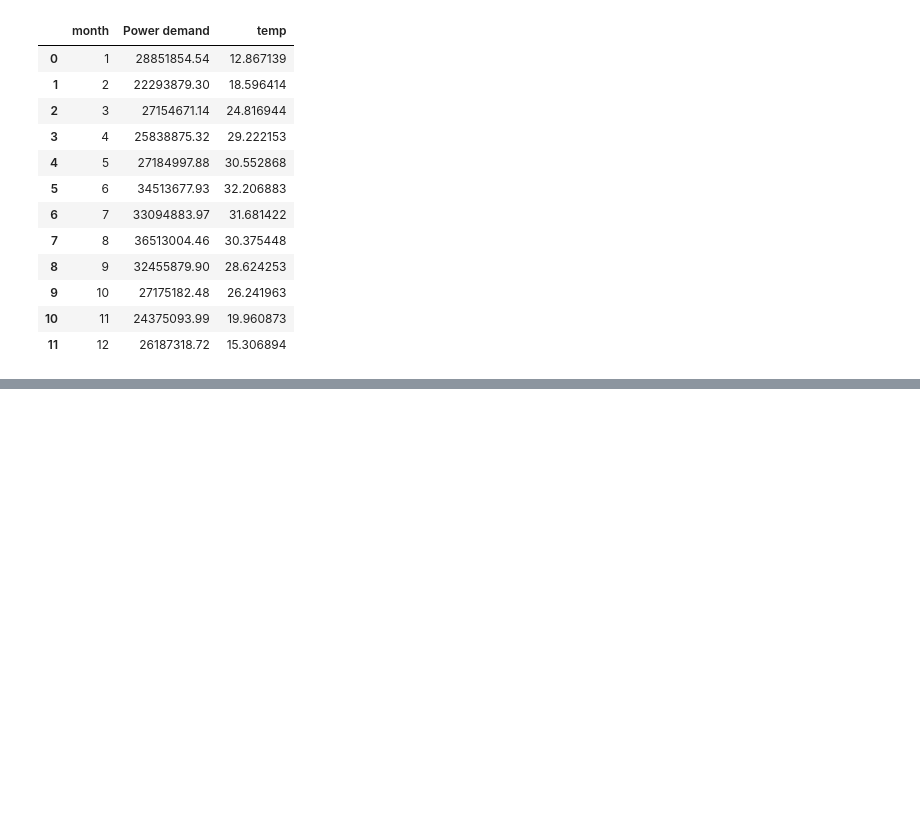
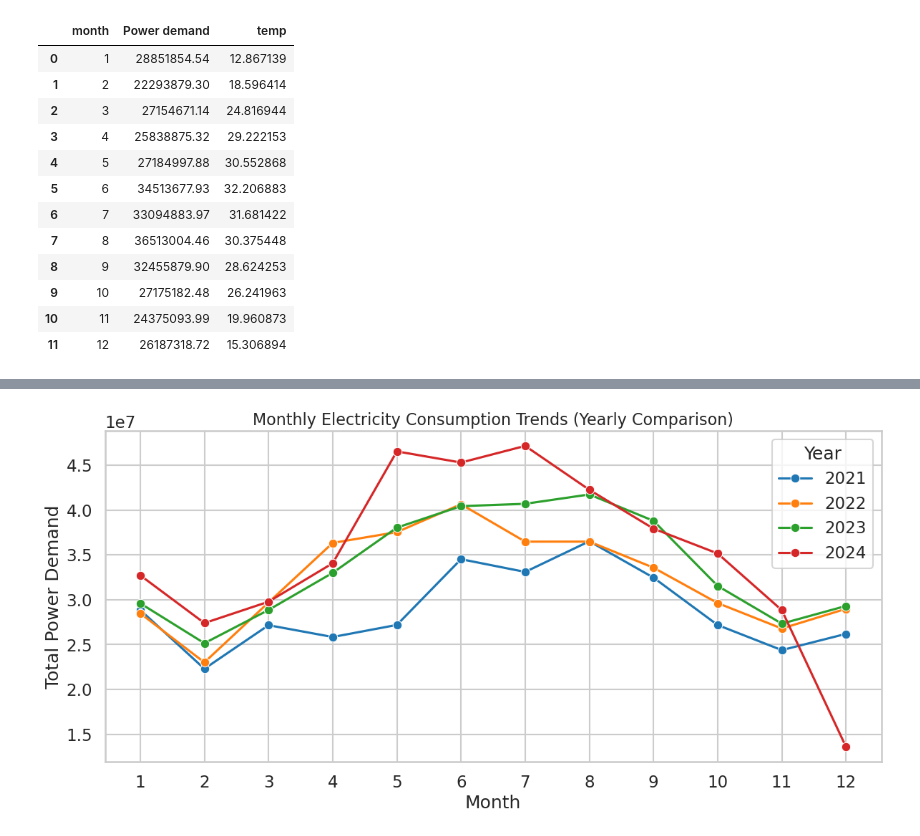
Before and after one commit to halsangihs/miniProject, a Jupyter notebook: main.ipynb, the cells around one changed output, grey strips where cells are left out. Drawn from its saved outputs; the diff is of its cells as text; code cells hidden in the pictures; blank space fills up the shorter version.

```diff
--- a/main.ipynb
+++ b/main.ipynb
@@ -172,0 +168,81 @@ plt.show()
+# %%
+import pandas as pd
+import matplotlib.pyplot as plt
+import seaborn as sns
+from statsmodels.tsa.seasonal import seasonal_decompose
+
+# 📌 Setup
+sns.set(style="whitegrid", context="talk")
+
+# --- 1️⃣ Group data by year + month ---
+monthly_df = (
+    df.groupby(["year", "month"])
+    .agg({
+        "Power demand": "sum",
+        "temp": "mean"
+    })
+    .reset_index()
+)
+
+# --- 2️⃣ Line plot: Monthly consumption trends ---
+plt.figure(figsize=(14, 6))
+sns.lineplot(
+    data=monthly_df,
+    x="month", y="Power demand", hue="year", marker="o", palette="tab10"
+)
+plt.title("Monthly Electricity Consumption Trends (Yearly Comparison)", fontsize=16)
+plt.xlabel("Month")
+plt.ylabel("Total Power Demand")
+plt.legend(title="Year")
+plt.xticks(range(1, 13))
+plt.show()
+
+# --- 4️⃣ YoY % change per month ---
+monthly_df["pct_change"] = monthly_df.groupby("month")["Power demand"].pct_change() * 100
+plt.figure(figsize=(14, 6))
+sns.barplot(
+    data=monthly_df, x="month", y="pct_change", hue="year", palette="Set2"
+)
+plt.title("Year-over-Year % Change in Monthly Power Demand", fontsize=16)
+plt.xlabel("Month")
+plt.ylabel("% Change vs Previous Year")
+plt.axhline(0, color="black", linestyle="--")
+plt.show()
+
+# --- 5️⃣ Moving Average Trend (smooth demand fluctuations) ---
+monthly_df["date"] = pd.to_datetime(monthly_df["year"].astype(str) + "-" + monthly_df["month"].astype(str) + "-01")
+monthly_df = monthly_df.sort_values("date")
+
+plt.figure(figsize=(14, 6))
+sns.lineplot(
+    data=monthly_df, x="date", y="Power demand", color="steelblue", label="Monthly Demand"
+)
+sns.lineplot(
+    data=monthly_df, x="date", y=monthly_df["Power demand"].rolling(3, center=True).mean(),
+    color="red", linewidth=2.5, label="3-Month Moving Avg"
+)
+plt.title("Electricity Demand with Moving Average", fontsize=16)
+plt.xlabel("Date")
+plt.ylabel("Power Demand")
+plt.legend()
+plt.show()
+
+# --- 7️⃣ Temperature vs Demand correlation ---
+plt.figure(figsize=(10, 6))
+sns.regplot(
+    data=monthly_df, x="temp", y="Power demand", scatter_kws={"s": 70, "alpha": 0.7},
+    line_kws={"color": "red"}
+)
+plt.title("Temperature vs Electricity Demand (Monthly Avg)", fontsize=16)
+plt.xlabel("Average Monthly Temperature")
+plt.ylabel("Total Power Demand")
+plt.show()
+
+# --- 8️⃣ Correlation heatmap (temp vs demand vs month) ---
+corr = monthly_df[["Power demand", "temp", "month"]].corr()
+plt.figure(figsize=(6, 4))
+sns.heatmap(corr, annot=True, cmap="coolwarm", fmt=".2f")
+plt.title("Correlation Between Demand, Temperature, and Month", fontsize=14)
+plt.show()
+# %% [output]
+[figure, added]
```
Also changed, not shown: parts of 2 cells of this notebook.
